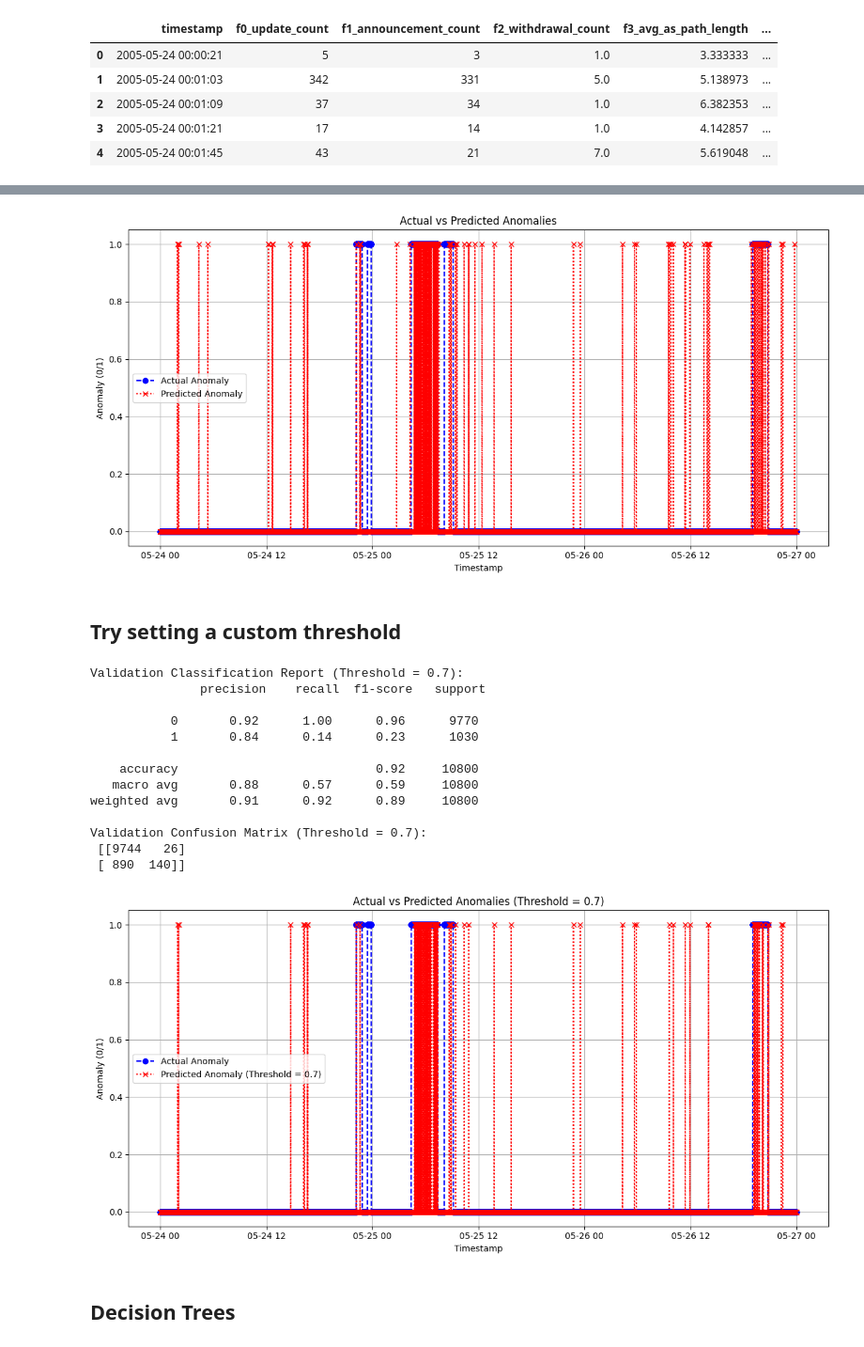
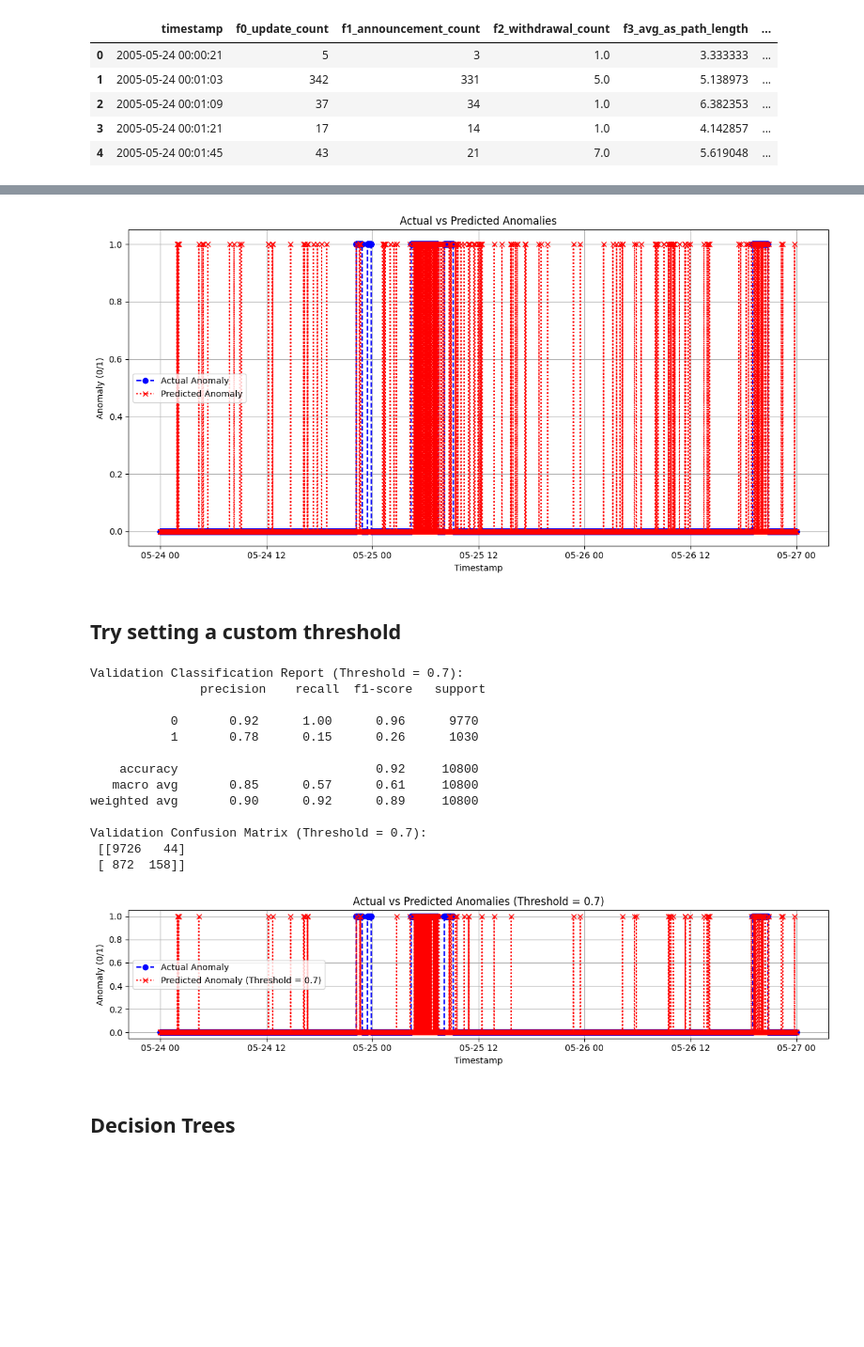
Before and after one commit to carlos-cagnazzo/ml-for-networks-workshop-mvd-2024, a Jupyter notebook: notebooks/ml-detection-02.ipynb, the cells around one changed output, grey strips where cells are left out. Shown at 94% size. Saved outputs shown, nothing was run; the diff lists cells and outputs as text; code cells hidden in the pictures; blank space fills up the shorter version.

```diff
--- a/notebooks/ml-detection-02.ipynb
+++ b/notebooks/ml-detection-02.ipynb
@@ -268,7 +268,7 @@ minority_class = train_data[train_data['anomaly'] == 1]
 majority_downsampled = resample(
     majority_class,
     replace=False,  # Sample without replacement
-    n_samples=len(minority_class)*4,  # Match minority class size
+    n_samples=len(minority_class)*2,  # Match minority class size
     random_state=42  # For reproducibility
 )
 
@@ -351,7 +351,7 @@ plt.grid(True)
 plt.tight_layout()
 plt.show()
 # %% [output]
-[figure, old version]
+[figure, new version]
 # %% [markdown]
 ## Try setting a custom threshold
 # %%
@@ -365,40 +365,40 @@ y_val_prob = log_reg.predict_proba(X_val)[:, 1]  # Get probabilities for the pos
 y_val_pred_custom = (y_val_prob >= custom_threshold).astype(int)
 
 # Evaluation with custom threshold
 print(f"Validation Classification Report (Threshold = {custom_threshold}):\n",
       classification_report(y_val, y_val_pred_custom))
 
 # Confusion matrix for custom threshold
 conf_matrix_custom = confusion_matrix(y_val, y_val_pred_custom)
 print(f"Validation Confusion Matrix (Threshold = {custom_threshold}):\n", conf_matrix_custom)
 
 # Plot actual vs predicted with custom threshold
-plt.figure(figsize=(12, 6))
+plt.figure(figsize=(12, 3))
 plt.plot(val_features["timestamp"], y_val, label="Actual Anomaly", color="blue", marker='o', linestyle="--")
 plt.plot(val_features["timestamp"], y_val_pred_custom, label=f"Predicted Anomaly (Threshold = {custom_threshold})",
          color="red", marker='x', linestyle=":")
 plt.xlabel("Timestamp")
 plt.ylabel("Anomaly (0/1)")
 plt.title(f"Actual vs Predicted Anomalies (Threshold = {custom_threshold})")
 plt.legend()
 plt.grid(True)
 plt.tight_layout()
 plt.show()
 # %% [output]
 Validation Classification Report (Threshold = 0.7):
                precision    recall  f1-score   support
 
            0       0.92      1.00      0.96      9770
-           1       0.84      0.14      0.23      1030
+           1       0.78      0.15      0.26      1030
 
     accuracy                           0.92     10800
-   macro avg       0.88      0.57      0.59     10800
-weighted avg       0.91      0.92      0.89     10800
+   macro avg       0.85      0.57      0.61     10800
+weighted avg       0.90      0.92      0.89     10800
 
 Validation Confusion Matrix (Threshold = 0.7):
- [[9744   26]
- [ 890  140]]
+ [[9726   44]
+ [ 872  158]]
-[figure, old version]
+[figure, new version]
 # %% [markdown]
 ## Decision Trees
 # %%
```
Also changed, not shown: parts of 5 cells of this notebook, 22 other files.
